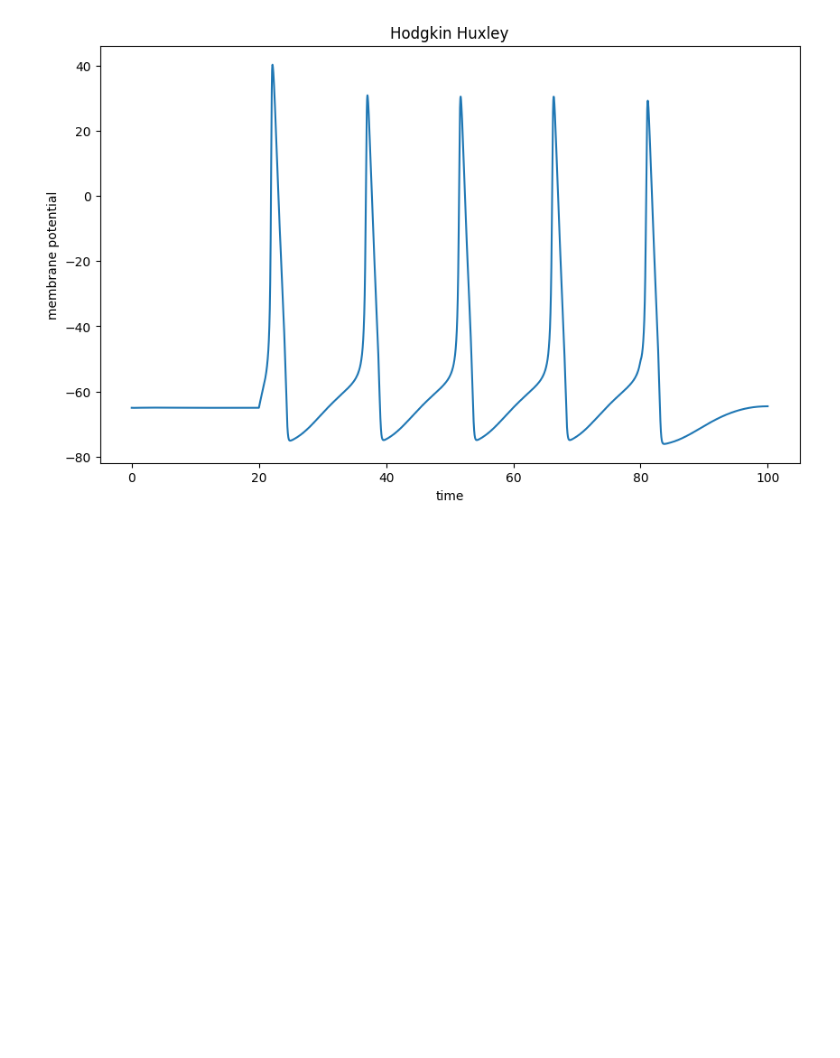
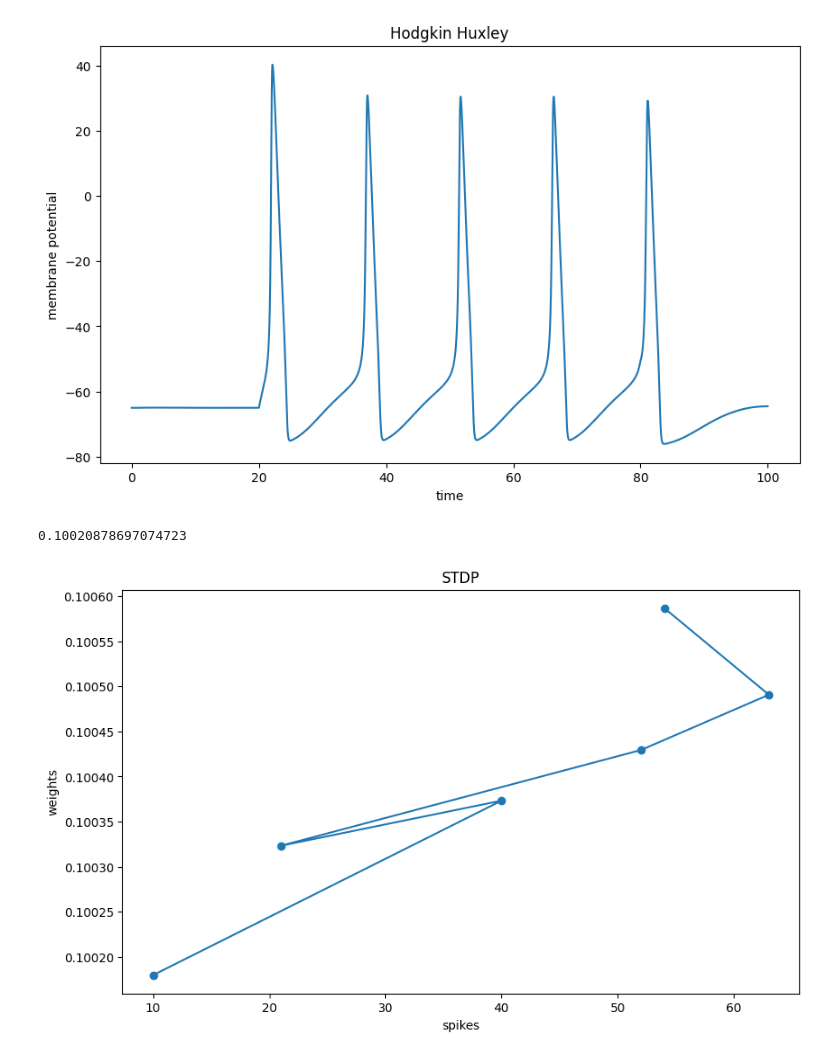
Before and after one commit to Da4kek/CNM, a Jupyter notebook: Example_usage.ipynb, the cells around one changed output. Cells and saved outputs as stored; diff of their text form; code cells hidden in the pictures; blank space fills up the shorter version.

```diff
--- a/Example_usage.ipynb
+++ b/Example_usage.ipynb
@@ -192,0 +197,19 @@ plot_spike(t,V,title="Hodgkin Huxley",xlabel="time",ylabel="membrane potential")
+# %%
+model = SYN.STDP()
+
+spikes = [10,40,21,52,63,54]
+model.simulate(spikes)
+# %% [output]
+0.10020878697074723
+# %%
+spikes_s = []
+inp_s = []
+
+for spike in spikes:
+    weight = model.simulate([spike])
+    spikes_s.append(weight)
+    inp_s.append(spike)
+
+plot_spike(inp_s,spikes_s,title="STDP",xlabel="spikes",ylabel="weights",marker='o')
+# %% [output]
+[figure, added]
```
Also changed, not shown: parts of 12 cells of this notebook, 3 other files.
